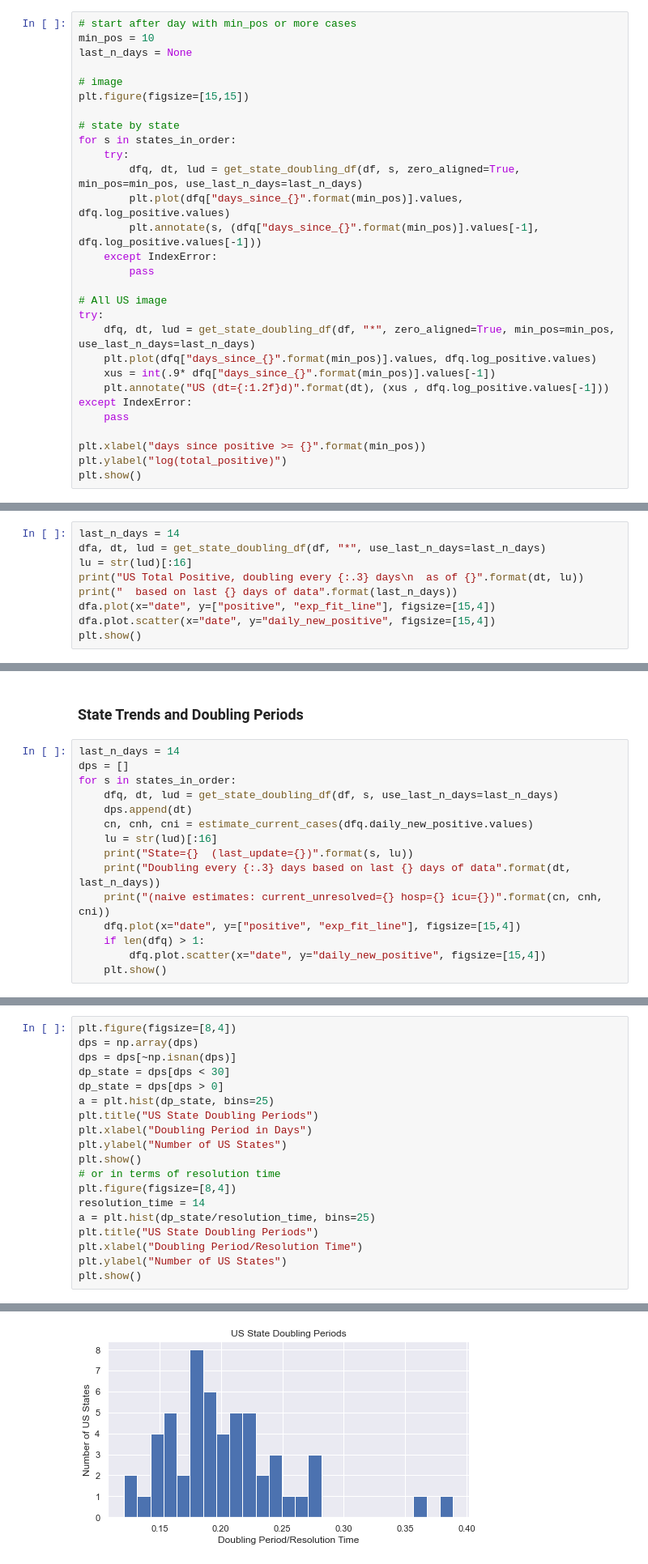
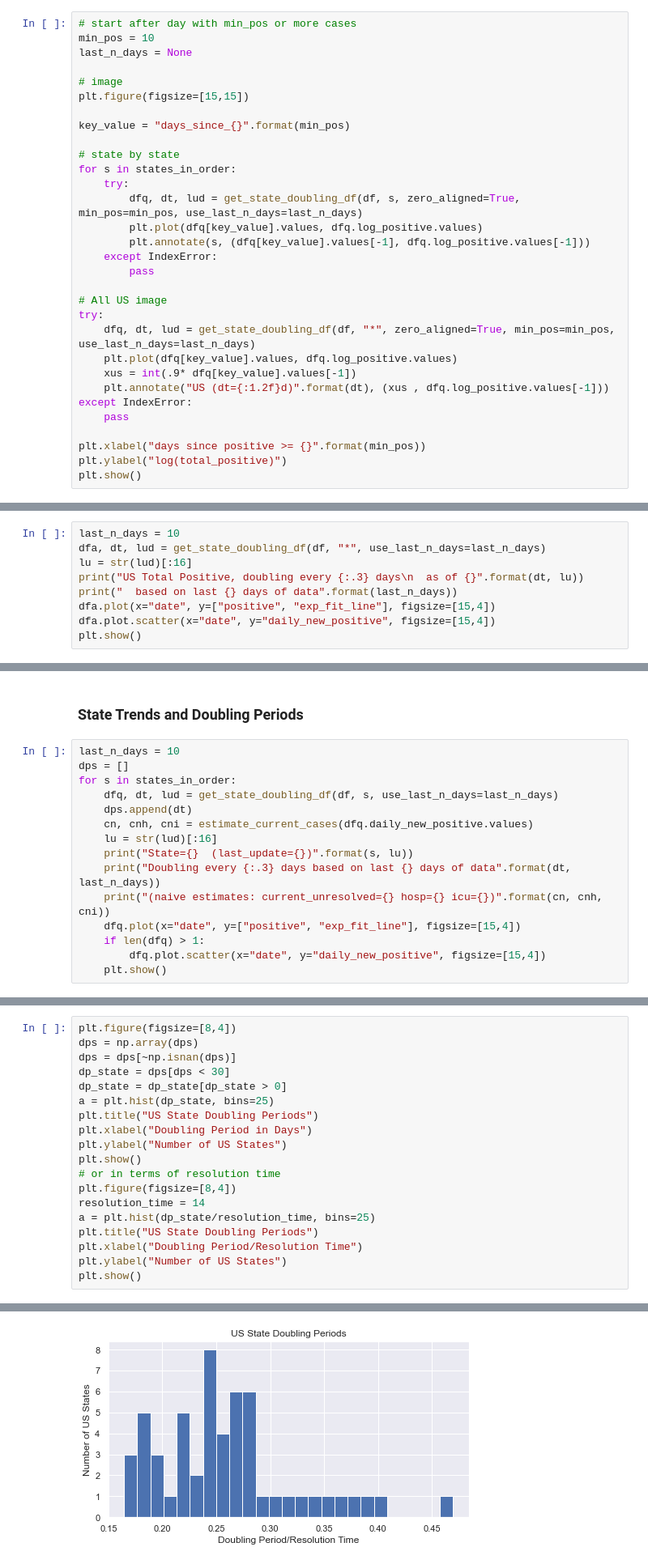
Before and after one commit to DrSkippy/2020covid19, a Jupyter notebook: comparisons.ipynb, the cells around one changed output, grey strips where cells are left out. Shown at 81% size. Cells and saved outputs as stored; diff of their text form.

```diff
--- a/comparisons.ipynb
+++ b/comparisons.ipynb
@@ -89,20 +94,22 @@ last_n_days = None
 # image
 plt.figure(figsize=[15,15])
 
+key_value = "days_since_{}".format(min_pos)
+
 # state by state
 for s in states_in_order:
     try:
         dfq, dt, lud = get_state_doubling_df(df, s, zero_aligned=True, min_pos=min_pos, use_last_n_days=last_n_days)
-        plt.plot(dfq["days_since_{}".format(min_pos)].values, dfq.log_positive.values)
-        plt.annotate(s, (dfq["days_since_{}".format(min_pos)].values[-1], dfq.log_positive.values[-1]))
+        plt.plot(dfq[key_value].values, dfq.log_positive.values)
+        plt.annotate(s, (dfq[key_value].values[-1], dfq.log_positive.values[-1]))
     except IndexError:
         pass
 
 # All US image
 try:
     dfq, dt, lud = get_state_doubling_df(df, "*", zero_aligned=True, min_pos=min_pos, use_last_n_days=last_n_days)
-    plt.plot(dfq["days_since_{}".format(min_pos)].values, dfq.log_positive.values)
-    xus = int(.9* dfq["days_since_{}".format(min_pos)].values[-1])
+    plt.plot(dfq[key_value].values, dfq.log_positive.values)
+    xus = int(.9* dfq[key_value].values[-1])
     plt.annotate("US (dt={:1.2f}d)".format(dt), (xus , dfq.log_positive.values[-1]))
 except IndexError:
     pass
@@ -115,7 +122,7 @@ plt.show()
 # %% [markdown]
 ### US Totals and Doubling Times
 # %%
-last_n_days = 14
+last_n_days = 10
 dfa, dt, lud = get_state_doubling_df(df, "*", use_last_n_days=last_n_days)
 lu = str(lud)[:16]
 print("US Total Positive, doubling every {:.3} days\n  as of {}".format(dt, lu))
@@ -191,7 +189,7 @@ period      date         positive,     deaths              weekly rate
 # %% [markdown]
 ### State Trends and Doubling Periods
 # %%
-last_n_days = 14
+last_n_days = 10
 dps = []
 for s in states_in_order:
     dfq, dt, lud = get_state_doubling_df(df, s, use_last_n_days=last_n_days)
@@ -232,7 +230,7 @@ plt.figure(figsize=[8,4])
 dps = np.array(dps)
 dps = dps[~np.isnan(dps)]
 dp_state = dps[dps < 30]
-dp_state = dps[dps > 0]
+dp_state = dp_state[dp_state > 0]
 a = plt.hist(dp_state, bins=25)
 plt.title("US State Doubling Periods")
 plt.xlabel("Doubling Period in Days")
@@ -251,4 +249,4 @@ plt.show()
-[figure, old version]
+[figure, new version]
 # %% [markdown]
 ### Rolling Doubling Period for US
 # %%
```
Also changed, not shown: parts of 19 cells of this notebook, 4 other files.
